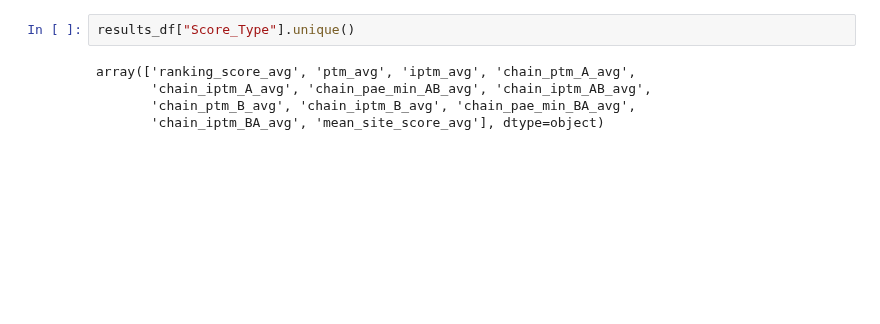
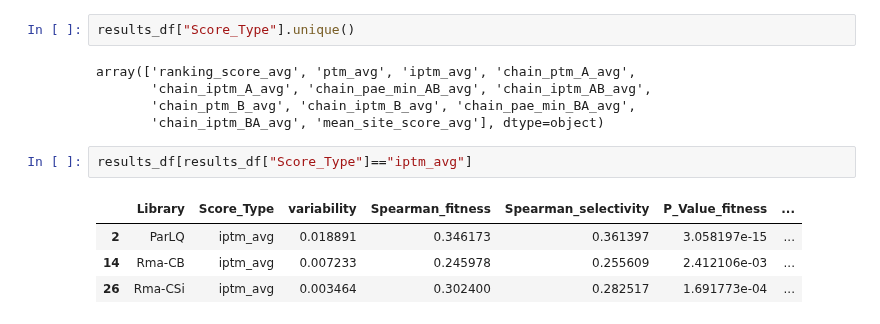
Before and after one commit to fhalab/substrate_aware_zs, a Jupyter notebook: sandbox/get_af3_score.ipynb, the cells around one changed output. Cells and saved outputs as stored; diff of their text form; blank space fills up the shorter version.

```diff
--- a/sandbox/get_af3_score.ipynb
+++ b/sandbox/get_af3_score.ipynb
@@ -130,3 +98,10 @@ array(['ranking_score_avg', 'ptm_avg', 'iptm_avg', 'chain_ptm_A_avg',
        'chain_iptm_A_avg', 'chain_pae_min_AB_avg', 'chain_iptm_AB_avg',
        'chain_ptm_B_avg', 'chain_iptm_B_avg', 'chain_pae_min_BA_avg',
        'chain_iptm_BA_avg', 'mean_site_score_avg'], dtype=object)
+# %%
+results_df[results_df["Score_Type"]=="iptm_avg"]
+# %% [output]
+|  | Library | Score_Type | variability | Spearman_fitness | Spearman_selectivity | P_Value_fitness | ... |
+| 2 | ParLQ | iptm_avg | 0.018891 | 0.346173 | 0.361397 | 3.058197e-15 | ... |
+| 14 | Rma-CB | iptm_avg | 0.007233 | 0.245978 | 0.255609 | 2.412106e-03 | ... |
+| 26 | Rma-CSi | iptm_avg | 0.003464 | 0.302400 | 0.282517 | 1.691773e-04 | ... |
```
Also changed, not shown: parts of 21 cells of this notebook, 12 other files.
